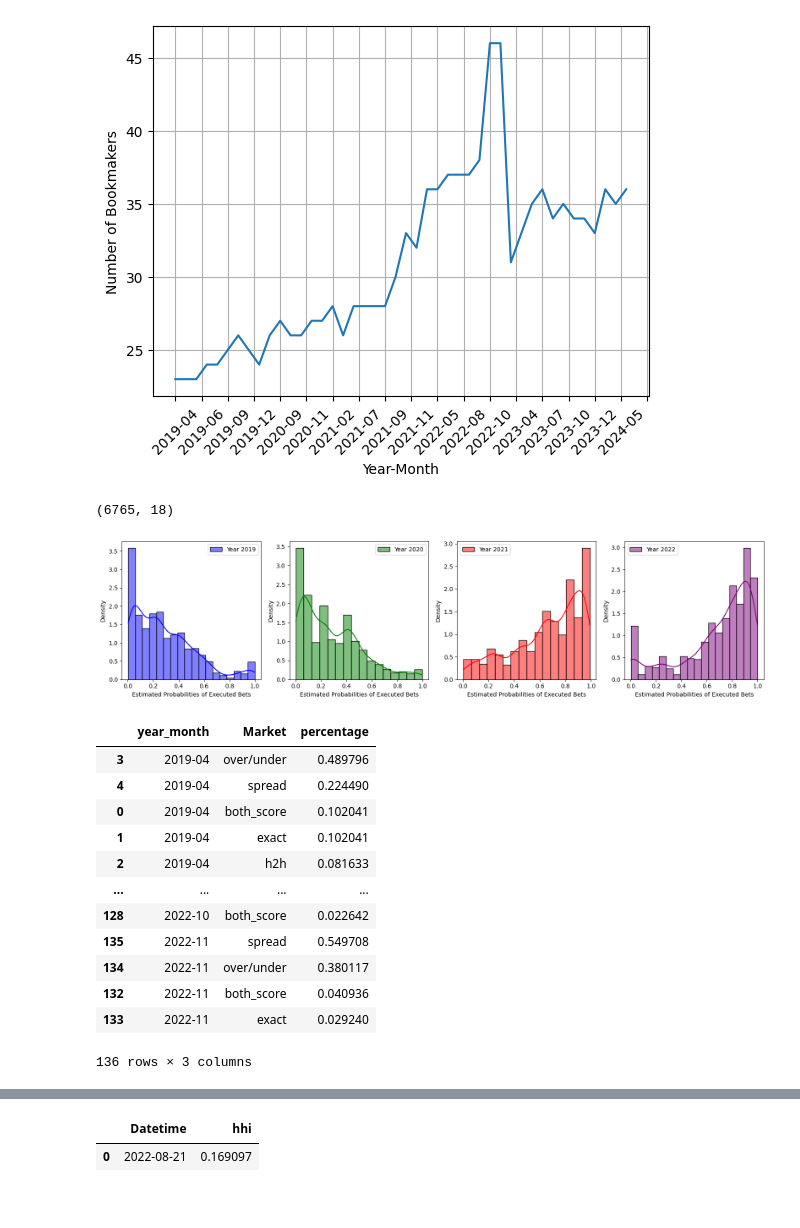
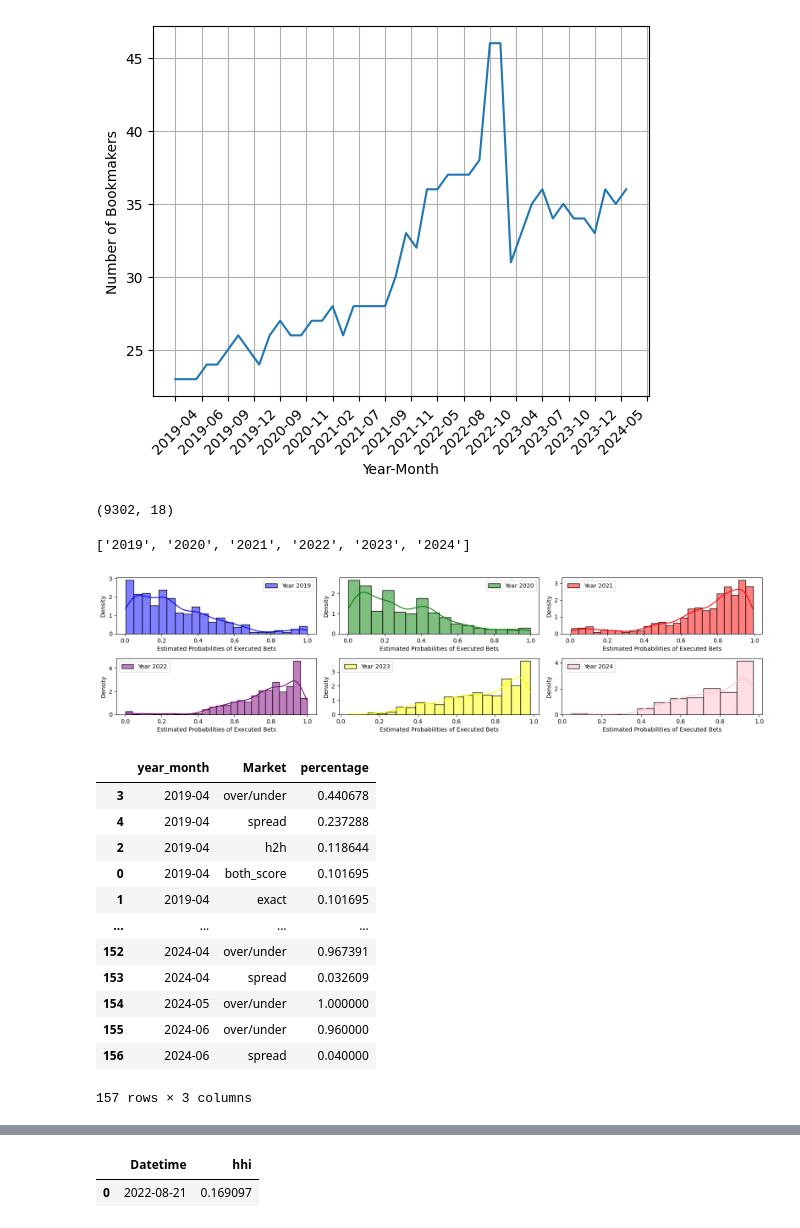
Before and after one commit to MarcosAugusto47/soccer-betting-strategy, a Jupyter notebook: notebook_EDA.ipynb, the cells around one changed output, grey strips where cells are left out. Drawn from its saved outputs; the diff is of its cells as text; code cells hidden in the pictures.

```diff
--- a/notebook_EDA.ipynb
+++ b/notebook_EDA.ipynb
@@ -74,50 +70,54 @@ plt.show()
 [figure]
 # %%
 #df_eda = read_all_parquet('artefacts/botorch_aggregatorDatetime_min_games1_bookmakersNone_do_baselineFalse_20240427114602/EDA')
-df_eda = read_all_parquet('artefacts/20240506155232/EDA')
+df_eda = read_all_parquet('EDA/')
 df_eda.shape
 # %% [output]
-(6765, 18)
+(9302, 18)
 # %%
 df_eda['year'] = df_eda.Datetime.apply(lambda x: str(x)[0:4])
 df_eda['year_month'] = df_eda.Datetime.apply(lambda x: x.strftime('%Y-%m'))
 df_eda['Datetime'] = df_eda.Datetime.apply(str)
+# %%
+categories
+# %% [output]
+['2019', '2020', '2021', '2022', '2023', '2024']
 # %%
 import seaborn as sns
 
 df = df_eda.copy()
 
 # Unique categories and their assigned colors
 categories = df['year'].unique()
 categories = sorted(categories)
-colors = ['blue', 'green', 'red', 'purple']  # Distinct colors for each category
+colors = ['blue', 'green', 'red', 'purple', "yellow", "pink"]  # Distinct colors for each category
 
 # Create a 2x2 grid of subplots
-fig, axes = plt.subplots(nrows=1, ncols=4, figsize=(16, 4))
+fig, axes = plt.subplots(nrows=2, ncols=3, figsize=(16, 4))
 
 # Flatten the array of axes for easier iteration
 axes = axes.flatten()
 
 # Loop through the categories and corresponding axes
 for ax, category, color in zip(axes, categories, colors):
     # Subset to the category
     subset = df[df['year'] == category]
 
     # Plot the density histogram for each category
     sns.histplot(subset['real_prob'], kde=True, stat='density', label=f'Year {category}', ax=ax, color=color)
 
     # Set titles and labels
     ax.set_xlabel('Estimated Probabilities of Executed Bets')
     ax.set_ylabel('Density')
     ax.legend()  # Show the legend
 
 # Adjust layout to prevent overlap and make all subplots square
 fig.tight_layout()
 
 # Show the plot
 plt.show()
 # %% [output]
-[figure, old version]
+[figure, new version]
 # %%
 import pandas as pd
 
@@ -144,18 +144,18 @@ df1 = multi_column_value_counts(df_eda, ['year_month', 'Market']).reset_index().
 df1
 # %% [output]
 |  | year_month | Market | percentage |
-| 3 | 2019-04 | over/under | 0.489796 |
-| 4 | 2019-04 | spread | 0.224490 |
-| 0 | 2019-04 | both_score | 0.102041 |
-| 1 | 2019-04 | exact | 0.102041 |
-| 2 | 2019-04 | h2h | 0.081633 |
+| 3 | 2019-04 | over/under | 0.440678 |
+| 4 | 2019-04 | spread | 0.237288 |
+| 2 | 2019-04 | h2h | 0.118644 |
+| 0 | 2019-04 | both_score | 0.101695 |
+| 1 | 2019-04 | exact | 0.101695 |
 | ... | ... | ... | ... |
-| 128 | 2022-10 | both_score | 0.022642 |
-| 135 | 2022-11 | spread | 0.549708 |
-| 134 | 2022-11 | over/under | 0.380117 |
-| 132 | 2022-11 | both_score | 0.040936 |
-| 133 | 2022-11 | exact | 0.029240 |
+| 152 | 2024-04 | over/under | 0.967391 |
+| 153 | 2024-04 | spread | 0.032609 |
+| 154 | 2024-05 | over/under | 1.000000 |
+| 155 | 2024-06 | over/under | 0.960000 |
+| 156 | 2024-06 | spread | 0.040000 |
-136 rows × 3 columns
+157 rows × 3 columns
 # %%
 # Pivot the DataFrame to get years as the x-axis and each market as a separate column
 df_pivoted = df1.pivot(index='year_month', columns='Market', values='percentage')
```
Also changed, not shown: parts of 7 cells of this notebook, 3 other files.
